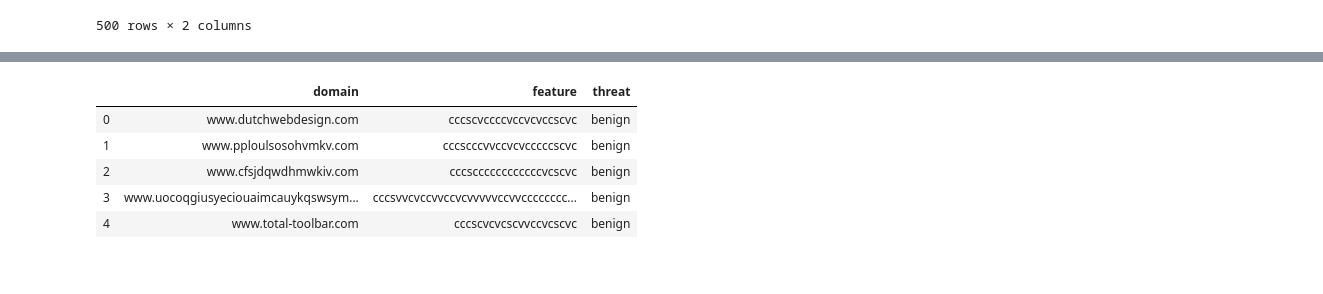
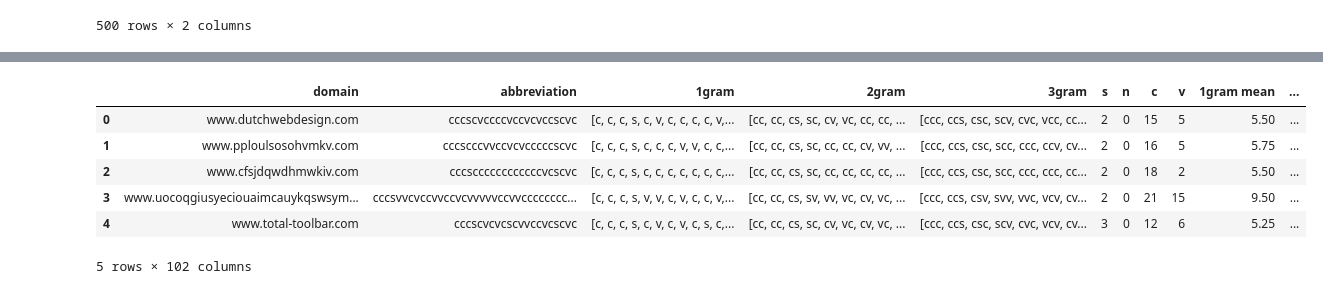
Before and after one commit to Tristan-Chow/Malicious-and-Benign-domain-detection, a Jupyter notebook: code/jupyternotebook/model_firstAttempt_updatedLogic_version.ipynb, the cells around one changed output, grey strips where cells are left out. Saved outputs shown, nothing was run; the diff lists cells and outputs as text; code cells hidden in the pictures.

```diff
--- a/code/jupyternotebook/model_firstAttempt_updatedLogic_version.ipynb
+++ b/code/jupyternotebook/model_firstAttempt_updatedLogic_version.ipynb
@@ -368,0 +271,3 @@ Name: threat, dtype: int64
+# %%
+real_time['abbreviation']= real_time['domain'].apply(transform)
+real_time.head(10)
@@ -368,0 +286,4 @@ Name: threat, dtype: int64
+# %%
+for i in range(1,4):
+    real_time['{}gram'.format(i)]= real_time['abbreviation'].apply(extract_ngrams, args=(i,))
+real_time.head()
@@ -369,9 +297,25 @@ Name: threat, dtype: int64
+# %%
+for i in range(1,4):
+    res = set()
+    generate_combinations(i,[])
+    for col in res:
+        real_time[col] =  real_time['{}gram'.format(i)].apply(bag_of_words_mapper, args=(col,))
+    df_ = real_time[list(res)]
+    real_time['{}gram mean'.format(i)] = df_.mean(axis=1)
+    real_time['{}gram variance'.format(i)] = df_.var(axis=1)
+    real_time['{}gram std'.format(i)] = df_.std(axis=1)
+# %%
+real_time['F15'] = real_time['domain'].apply(lambda x : len(set(x)))
+real_time['F16'] = real_time['domain'].apply(lambda x : x.count('n')/len(x))
+real_time['F17'] = real_time['domain'].apply(lambda x : x.count('c')/len(x))
+real_time['F18'] = real_time['domain'].apply(lambda x : x.count('c')/x.count('v') if x.count('v') != 0 else x.count('c'))
 # %%
-assignment.head()
+real_time.head()
 # %% [output]
-|  | domain | feature | threat |
-| 0 | www.dutchwebdesign.com | cccscvccccvccvcvccscvc | benign |
-| 1 | www.pploulsosohvmkv.com | cccscccvvccvcvcccccscvc | benign |
-| 2 | www.cfsjdqwdhmwkiv.com | cccsccccccccccccvcscvc | benign |
-| 3 | www.uocoqgiusyeciouaimcauykqswsym... | cccsvvcvccvvccvcvvvvvccvvcccccccc... | benign |
-| 4 | www.total-toolbar.com | cccscvcvcscvvccvcscvc | benign |
+|  | domain | abbreviation | 1gram | 2gram | 3gram | s | n | c | v | 1gram mean | ... |
+| 0 | www.dutchwebdesign.com | cccscvccccvccvcvccscvc | [c, c, c, s, c, v, c, c, c, c, v,... | [cc, cc, cs, sc, cv, vc, cc, cc, ... | [ccc, ccs, csc, scv, cvc, vcc, cc... | 2 | 0 | 15 | 5 | 5.50 | ... |
+| 1 | www.pploulsosohvmkv.com | cccscccvvccvcvcccccscvc | [c, c, c, s, c, c, c, v, v, c, c,... | [cc, cc, cs, sc, cc, cc, cv, vv, ... | [ccc, ccs, csc, scc, ccc, ccv, cv... | 2 | 0 | 16 | 5 | 5.75 | ... |
+| 2 | www.cfsjdqwdhmwkiv.com | cccsccccccccccccvcscvc | [c, c, c, s, c, c, c, c, c, c, c,... | [cc, cc, cs, sc, cc, cc, cc, cc, ... | [ccc, ccs, csc, scc, ccc, ccc, cc... | 2 | 0 | 18 | 2 | 5.50 | ... |
+| 3 | www.uocoqgiusyeciouaimcauykqswsym... | cccsvvcvccvvccvcvvvvvccvvcccccccc... | [c, c, c, s, v, v, c, v, c, c, v,... | [cc, cc, cs, sv, vv, vc, cv, vc, ... | [ccc, ccs, csv, svv, vvc, vcv, cv... | 2 | 0 | 21 | 15 | 9.50 | ... |
+| 4 | www.total-toolbar.com | cccscvcvcscvvccvcscvc | [c, c, c, s, c, v, c, v, c, s, c,... | [cc, cc, cs, sc, cv, vc, cv, vc, ... | [ccc, ccs, csc, scv, cvc, vcv, cv... | 3 | 0 | 12 | 6 | 5.25 | ... |
+5 rows × 102 columns
```
Also changed, not shown: parts of 17 cells of this notebook, 3 other files.
